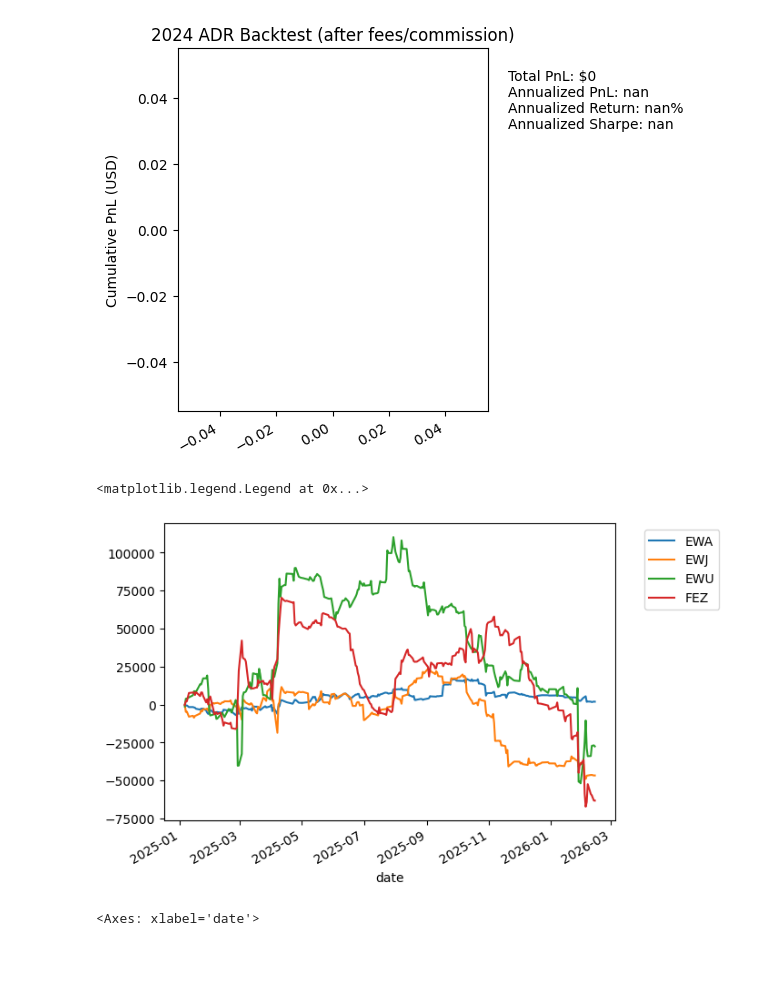
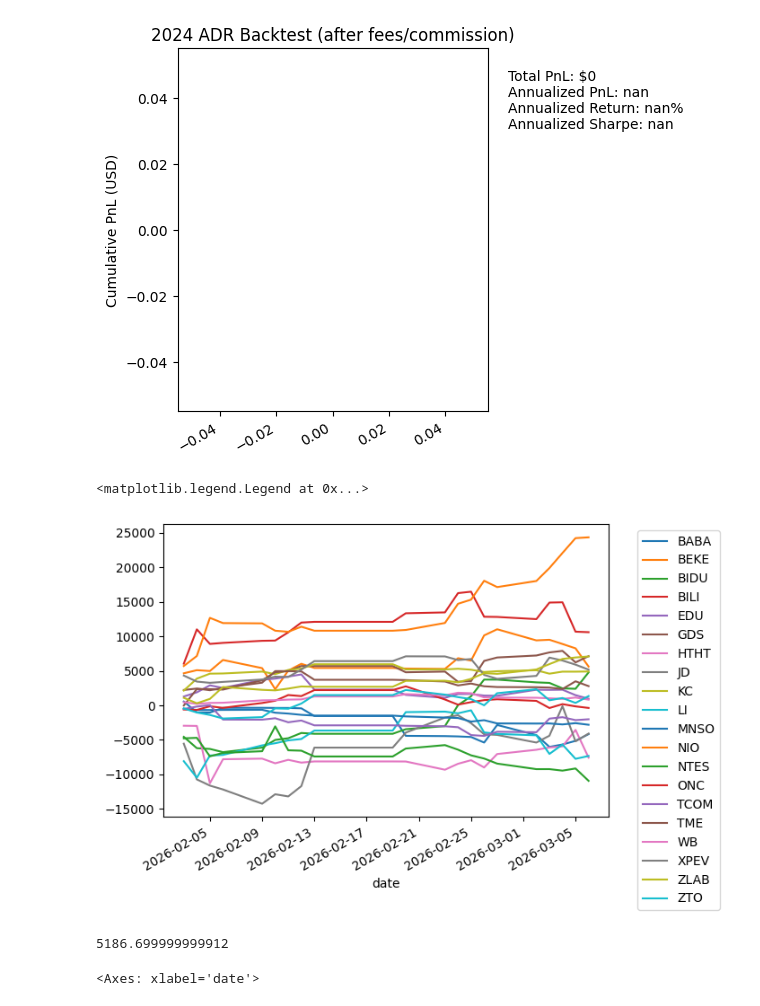
Before and after one commit to petermelq/research_adr, a Jupyter notebook: notebooks/bt_with_fees2.ipynb, the cells around one changed output. Drawn from its saved outputs; the diff is of its cells as text; code cells hidden in the pictures; blank space fills up the shorter version.

```diff
--- a/notebooks/bt_with_fees2.ipynb
+++ b/notebooks/bt_with_fees2.ipynb
@@ -7,7 +7,8 @@ import datetime as dt
 
 #bt_dir = '../adr_results/1400_1e-4_var_penalty_from_2021'
 #bt_dir = '../adr_results/1e-4_all_europe_pos_constraint_1430_2pct_exclusions/'
-bt_dir = '../adr_results/unhedged_single_time_hk/'
+bt_dir = '../adr_results/debug_hk/'
+#bt_dir = '~/worktrees/research_adr/kernel/adr_results/unhedged_single_time_hk_to_march26/'
 #bt_dir = '../adr_results/ohlcv_db_data/'
 
 pnl = pd.read_csv(os.path.join(bt_dir, 'pnl.csv', ), index_col=0, parse_dates=True)
@@ -160,13 +161,18 @@ by_ticker.index = pd.to_datetime(by_ticker.index)
 # %%
 import matplotlib.pyplot as plt
 
 #by_ticker[['SONY','TAK','TM','HMC','MUFG','SMFG','MFG','BHP','WDS','EWA','EWJ','EWU','FEZ']].loc['2025':].cumsum().plot()
-by_ticker[['EWA','EWJ','EWU','FEZ']].loc['2025':].cumsum().plot()
+#by_ticker[['EWA','EWJ','EWU','FEZ']].loc['2025':].cumsum().plot()
+by_ticker.cumsum().plot()
 # placing legend outside plot
 plt.legend(bbox_to_anchor=(1.05, 1), loc='upper left')
 # %% [output]
 <matplotlib.legend.Legend at 0x...>
-[figure, old version]
+[figure, new version]
+# %%
+by_ticker.iloc[-6].sum()
+# %% [output]
+5186.699999999912
 # %%
 by_ticker[[c for c in by_ticker.columns if c not in ['EWA','EWJ','EWU','FEZ']]].sum(axis=1).iloc[-200:].cumsum().plot()
 # %% [output]
```
Also changed, not shown: parts of 3 cells of this notebook, 42 other files.
